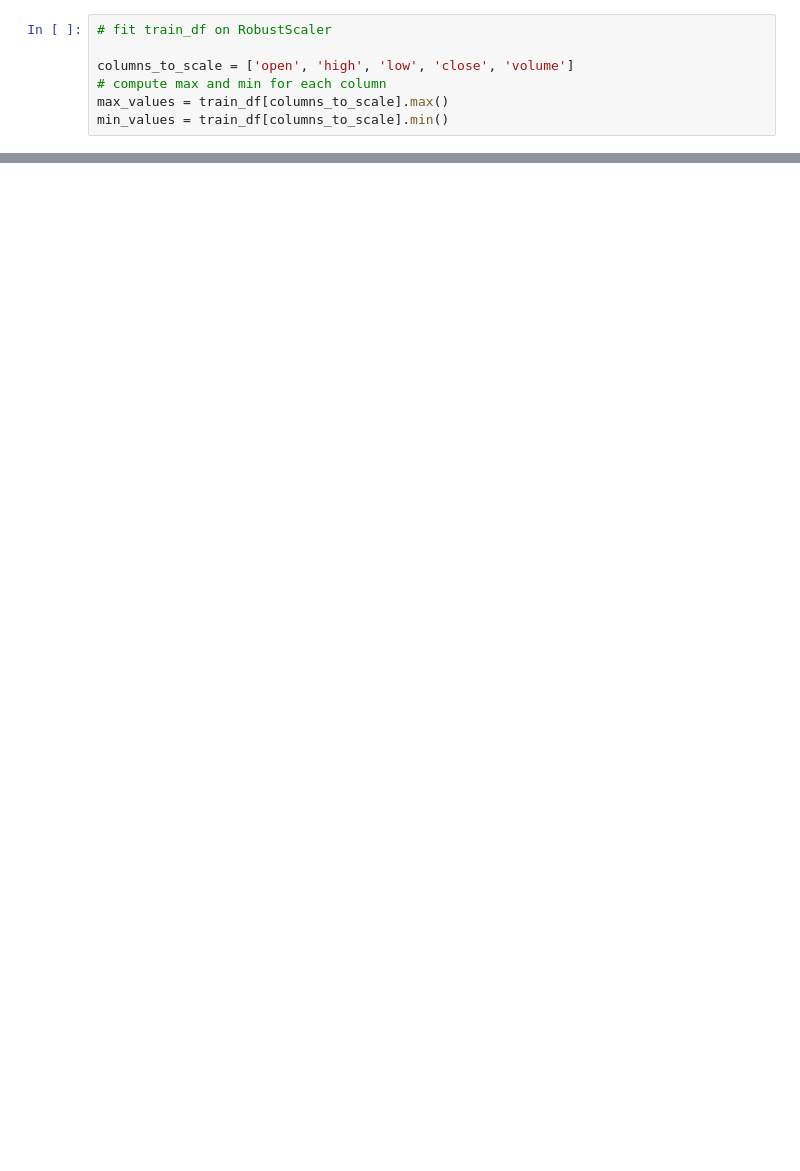
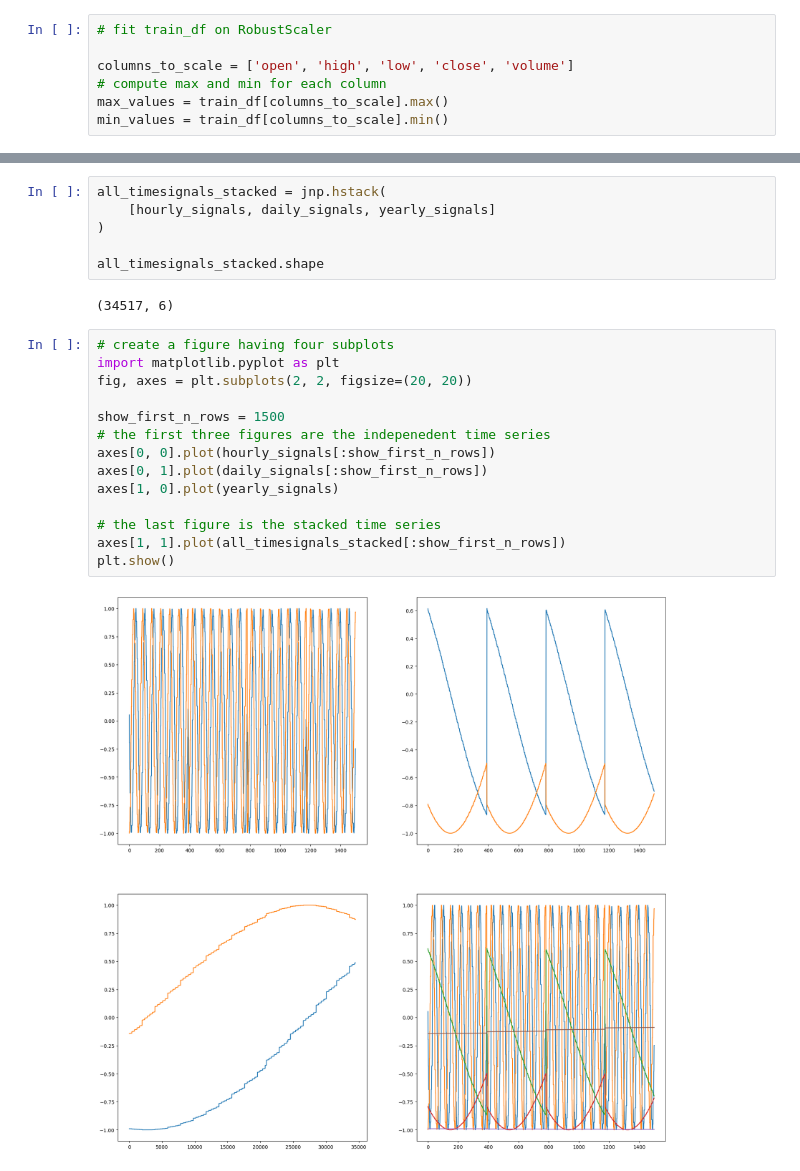
Before and after one commit to Sruinard/azure_staff_engineer, a Jupyter notebook: src/khronos/experiments/interactive.ipynb, the cells around one changed output, grey strips where cells are left out. Drawn from its saved outputs; the diff is of its cells as text; blank space fills up the shorter version.

```diff
--- a/src/khronos/experiments/interactive.ipynb
+++ b/src/khronos/experiments/interactive.ipynb
@@ -115,0 +207,24 @@ Array([[[0.        , 0.09090909, 0.18181819],
+# %%
+all_timesignals_stacked = jnp.hstack(
+    [hourly_signals, daily_signals, yearly_signals]
+)
+
+all_timesignals_stacked.shape
+# %% [output]
+(34517, 6)
+# %%
+# create a figure having four subplots
+import matplotlib.pyplot as plt
+fig, axes = plt.subplots(2, 2, figsize=(20, 20))
+
+show_first_n_rows = 1500
+# the first three figures are the indepenedent time series
+axes[0, 0].plot(hourly_signals[:show_first_n_rows])
+axes[0, 1].plot(daily_signals[:show_first_n_rows])
+axes[1, 0].plot(yearly_signals)
+
+# the last figure is the stacked time series
+axes[1, 1].plot(all_timesignals_stacked[:show_first_n_rows])
+plt.show()
+# %% [output]
+[figure, added]
```
Also changed, not shown: parts of 19 cells of this notebook, 3 other files.
